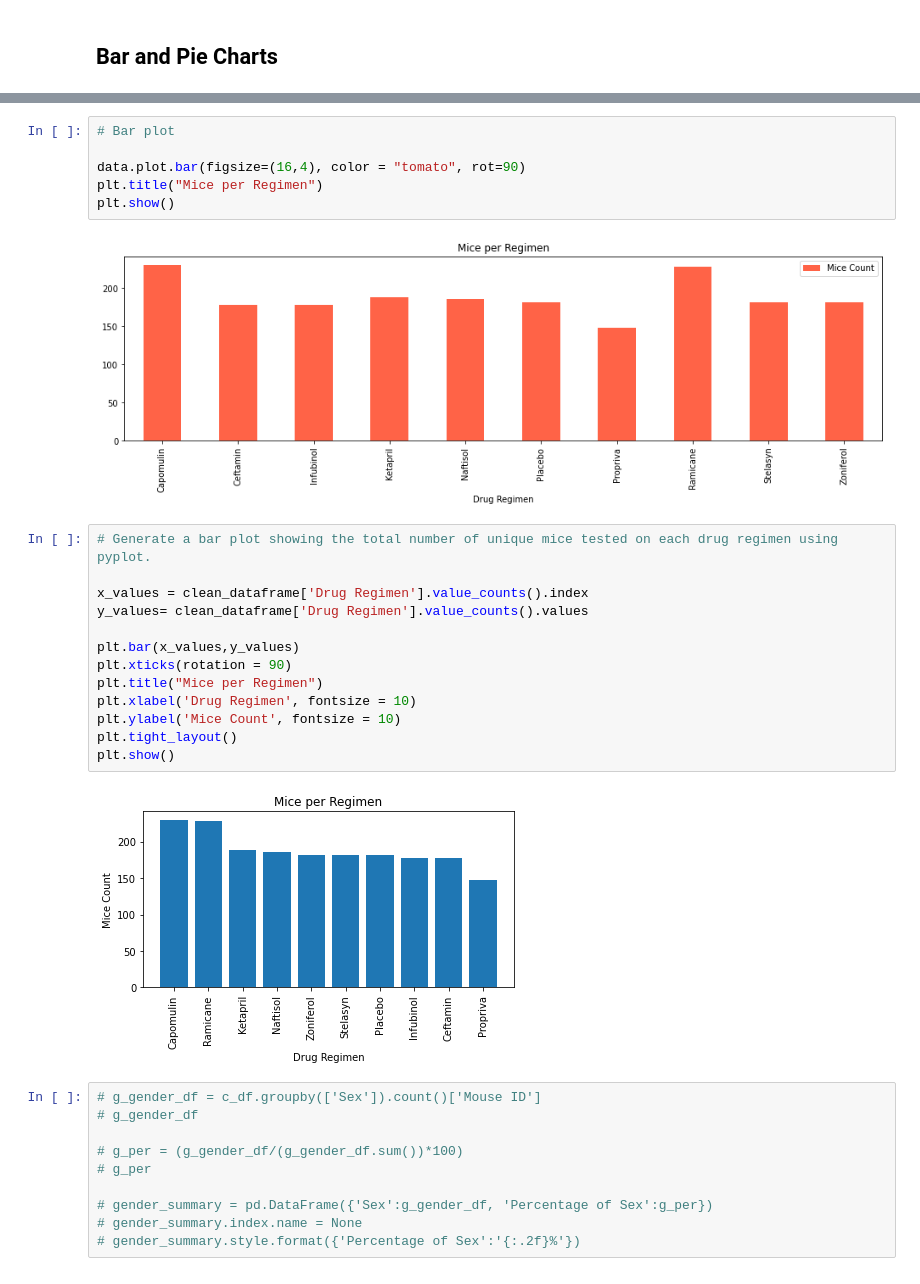
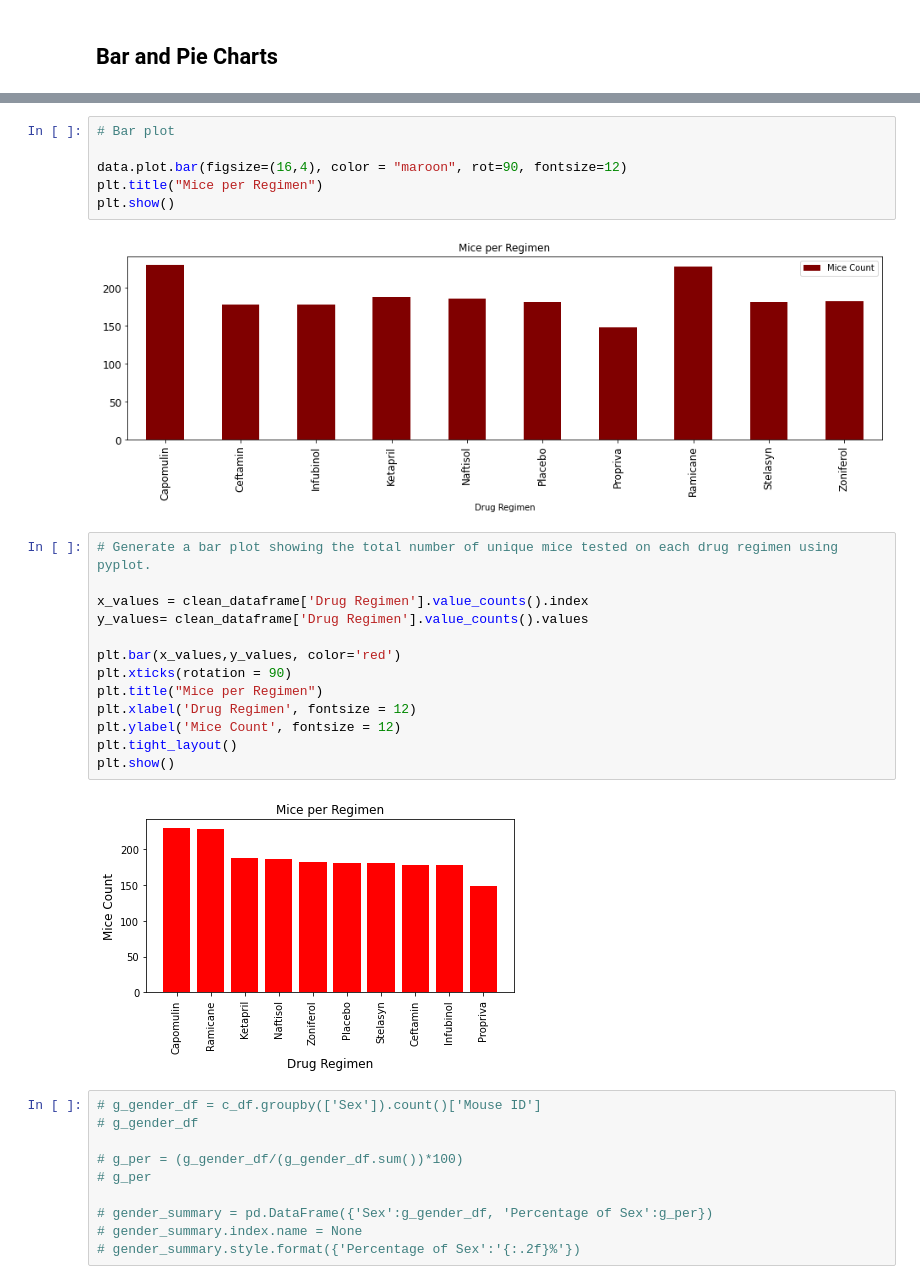
Before and after one commit to uldom/Matplotlib_Challenge, a Jupyter notebook: Pymaceuticals/pymaceuticals_starter.ipynb, the cells around one changed output, grey strips where cells are left out. Cells and saved outputs as stored; diff of their text form.

```diff
--- a/Pymaceuticals/pymaceuticals_starter.ipynb
+++ b/Pymaceuticals/pymaceuticals_starter.ipynb
@@ -223,26 +222,26 @@ data
 # %%
 # Bar plot
 
-data.plot.bar(figsize=(16,4), color = "tomato", rot=90)
+data.plot.bar(figsize=(16,4), color = "maroon", rot=90, fontsize=12)
 plt.title("Mice per Regimen")
 plt.show()
 # %% [output]
-[figure, old version]
+[figure, new version]
 # %%
 # Generate a bar plot showing the total number of unique mice tested on each drug regimen using pyplot.
 
 x_values = clean_dataframe['Drug Regimen'].value_counts().index
 y_values= clean_dataframe['Drug Regimen'].value_counts().values
 
-plt.bar(x_values,y_values)
+plt.bar(x_values,y_values, color='red')
 plt.xticks(rotation = 90)
 plt.title("Mice per Regimen")
-plt.xlabel('Drug Regimen', fontsize = 10)
-plt.ylabel('Mice Count', fontsize = 10)
+plt.xlabel('Drug Regimen', fontsize = 12)
+plt.ylabel('Mice Count', fontsize = 12)
 plt.tight_layout()
 plt.show()
 # %% [output]
-[figure, old version]
+[figure, new version]
 # %%
 # g_gender_df = c_df.groupby(['Sex']).count()['Mouse ID']
 # g_gender_df
```
Also changed, not shown: parts of 4 cells of this notebook.
